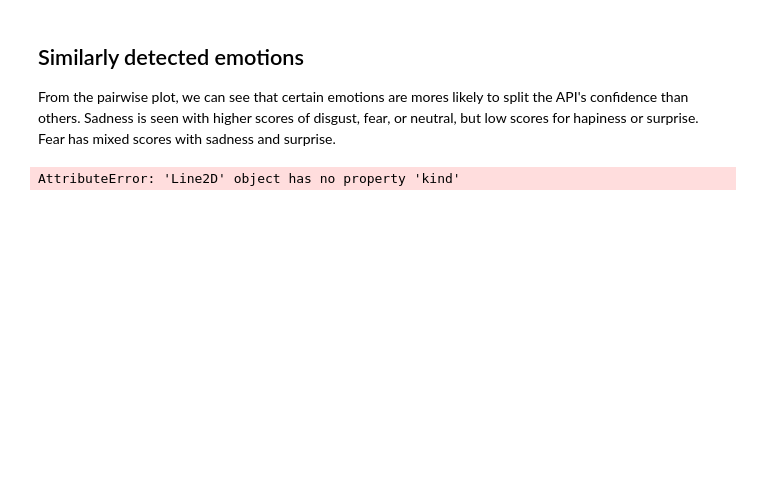
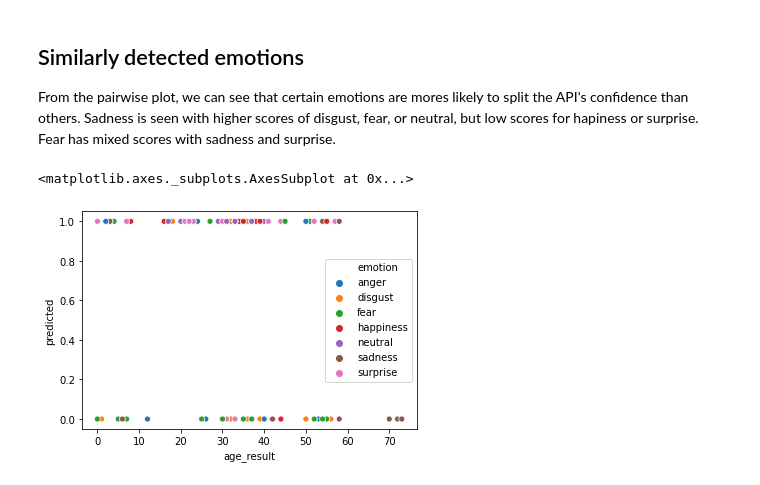
Before and after one commit to nagemnat/cs_face, a Jupyter notebook: emotions.ipynb, the cells around one changed output. Saved outputs shown, nothing was run; the diff lists cells and outputs as text; code cells hidden in the pictures; blank space fills up the shorter version.

```diff
--- a/emotions.ipynb
+++ b/emotions.ipynb
@@ -629,13 +637,14 @@ From the pairwise plot, we can see that certain  emotions are mores likely to sp
 # %%
 # g = sns.catplot(x="gender_result", y="", col="emotion",
 #                 data=new_df, saturation=.5,
 #                 kind="bar", ci=None, aspect=.6)
 # (g.set_axis_labels("", "Count")
 #   .set_xticklabels(["Female", "Male"])
 #   .set_titles("{col_name} {col_var}")
 #   .set(ylim=(0, 1))
 #   .despine(left=True))
 
-sns.boxenplot() x = 'emotion', y = 'age_result', hue='predicted', kind='count', data=new_df)
+sns.scatterplot(x = 'age_result', y = 'predicted', hue='emotion', data=new_df)
 # %% [output]
-AttributeError: 'Line2D' object has no property 'kind'
+<matplotlib.axes._subplots.AxesSubplot at 0x...>
+[figure, added]
```
Also changed, not shown: parts of 5 cells of this notebook.
